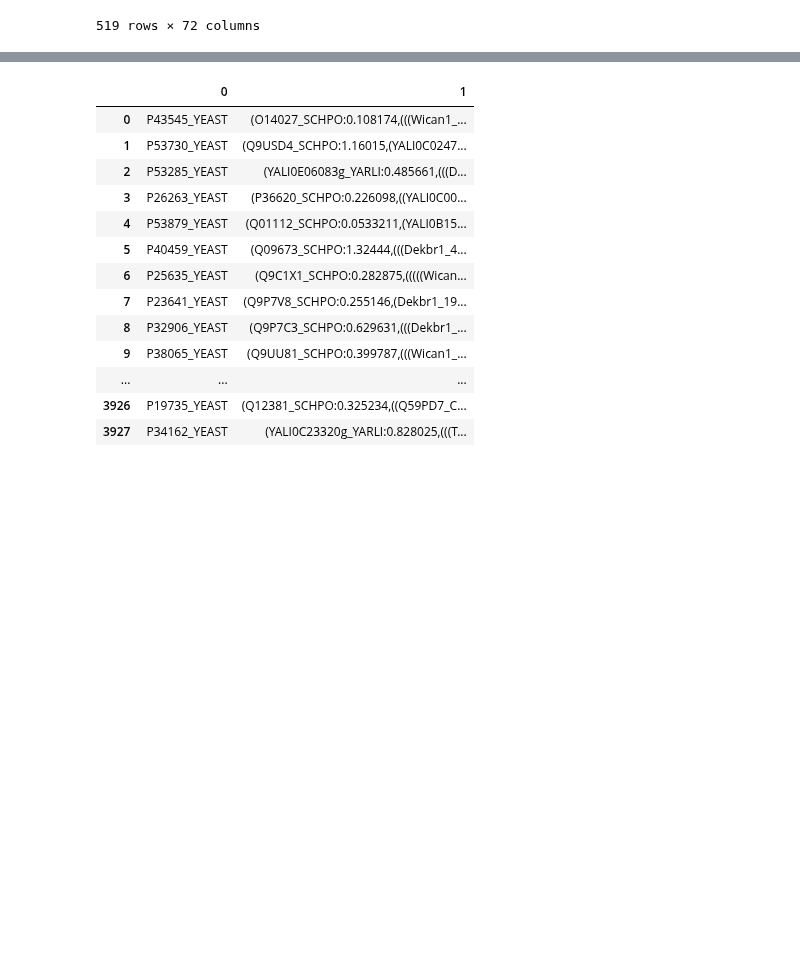
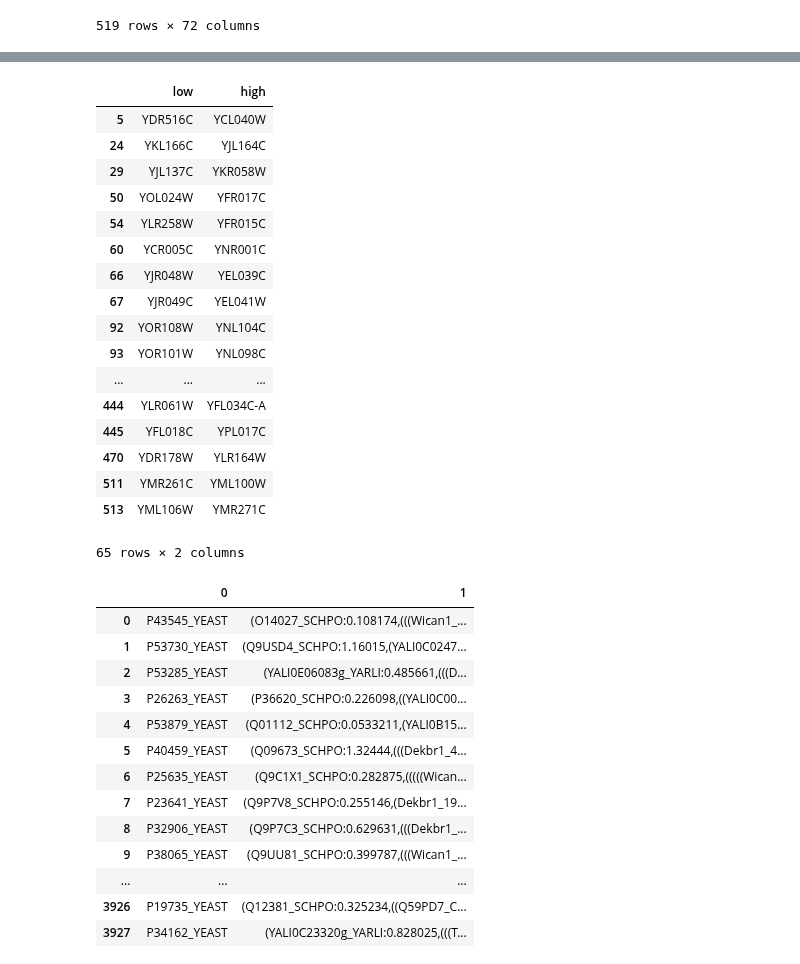
Before and after one commit to heineike02/yeast_esr_expression_analysis, a Jupyter notebook: scripts/20171030_phylogenetic_trees.ipynb, the cells around one changed output, grey strips where cells are left out. Drawn from its saved outputs; the diff is of its cells as text; code cells hidden in the pictures; blank space fills up the shorter version.

```diff
--- a/scripts/20171030_phylogenetic_trees.ipynb
+++ b/scripts/20171030_phylogenetic_trees.ipynb
@@ -158,3 +116,38 @@ ohnologs_goi
+# %%
+# Load goi data from goi data file created in paralog analysis script.
+goi_data = pd.read_csv(data_processing_dir + os.sep + "20170817_klscpka" + os.sep + "goi_data.csv")
+
+#subset ohnologs_sorted to include only goi_data
+
+ohnologs_goi = ohnologs_expression_sorted[ohnologs_expression_sorted['sc_genename_low'].isin(goi_data['sc_genename']) |
+                                          ohnologs_expression_sorted['sc_genename_high'].isin(goi_data['sc_genename'])]
+
+ortholog_dataset_goi = ohnologs_goi.loc[:,['sc_genename_low','sc_genename_high']]
+ortholog_dataset_goi.columns = ['low', 'high']
+ortholog_dataset_goi
+
+# ## Should redo this to incorporate latest goi info
+# ohnologs_goi = pd.read_csv(data_processing_dir + os.path.normpath('20170817_klscpka/20170817_ohnologs_goi.csv'),index_col = 0)
+# ohnologs_goi
+# %% [output]
+|  | low | high |
+| 5 | YDR516C | YCL040W |
+| 24 | YKL166C | YJL164C |
+| 29 | YJL137C | YKR058W |
+| 50 | YOL024W | YFR017C |
+| 54 | YLR258W | YFR015C |
+| 60 | YCR005C | YNR001C |
+| 66 | YJR048W | YEL039C |
+| 67 | YJR049C | YEL041W |
+| 92 | YOR108W | YNL104C |
+| 93 | YOR101W | YNL098C |
+| ... | ... | ... |
+| 444 | YLR061W | YFL034C-A |
+| 445 | YFL018C | YPL017C |
+| 470 | YDR178W | YLR164W |
+| 511 | YMR261C | YML100W |
+| 513 | YML106W | YMR271C |
+65 rows × 2 columns
 # %%
 #Phylomedb convert and trees
 
```
Also changed, not shown: parts of 23 cells of this notebook, 3 other files.
